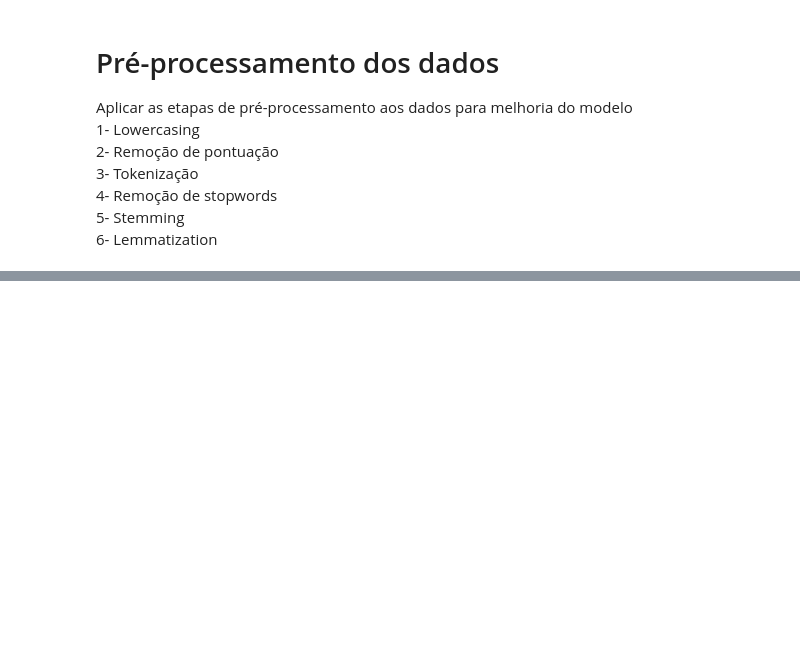
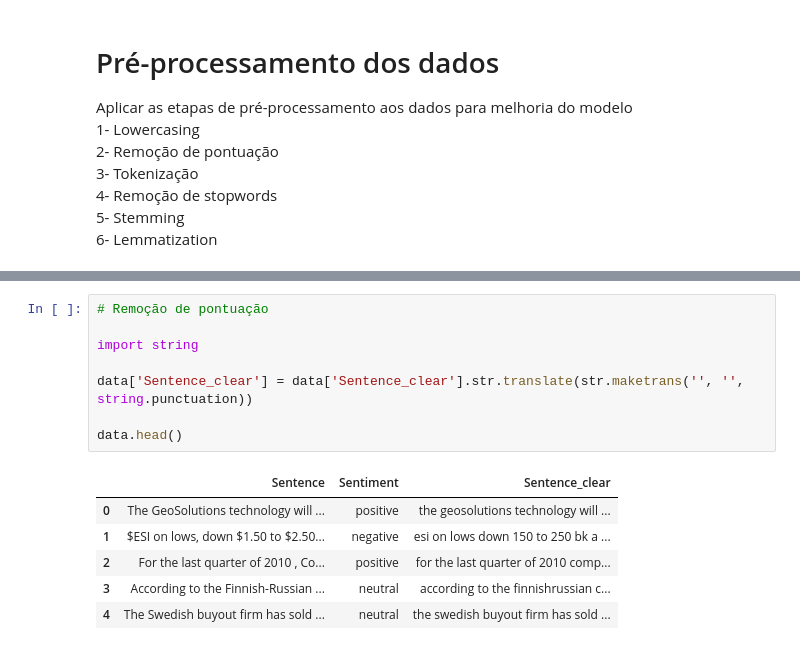
Before and after one commit to santluan/tcc-mba-usp, a Jupyter notebook: first_steps_sentiment_analysis.ipynb, the cells around one changed output, grey strips where cells are left out. Cells and saved outputs as stored; diff of their text form; blank space fills up the shorter version.

```diff
--- a/first_steps_sentiment_analysis.ipynb
+++ b/first_steps_sentiment_analysis.ipynb
@@ -86,0 +147,15 @@ Aplicar as etapas de pré-processamento aos dados para melhoria do modelo
+# %%
+# Remoção de pontuação
+
+import string
+
+data['Sentence_clear'] = data['Sentence_clear'].str.translate(str.maketrans('', '', string.punctuation))
+
+data.head()
+# %% [output]
+|  | Sentence | Sentiment | Sentence_clear |
+| 0 | The GeoSolutions technology will ... | positive | the geosolutions technology will ... |
+| 1 | $ESI on lows, down $1.50 to $2.50... | negative | esi on lows down 150 to 250 bk a ... |
+| 2 | For the last quarter of 2010 , Co... | positive | for the last quarter of 2010 comp... |
+| 3 | According to the Finnish-Russian ... | neutral | according to the finnishrussian c... |
+| 4 | The Swedish buyout firm has sold ... | neutral | the swedish buyout firm has sold ... |
```
Also changed, not shown: parts of 19 cells of this notebook.
